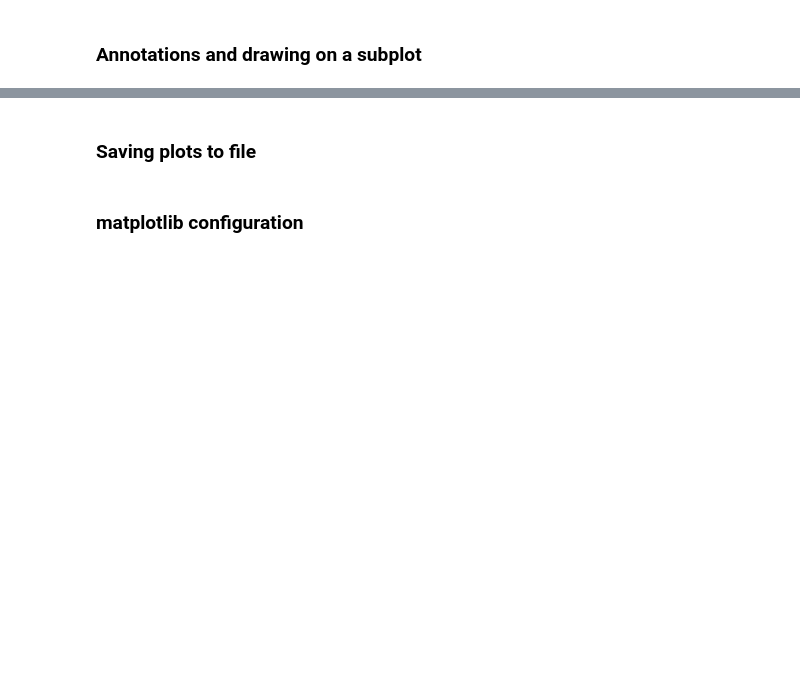
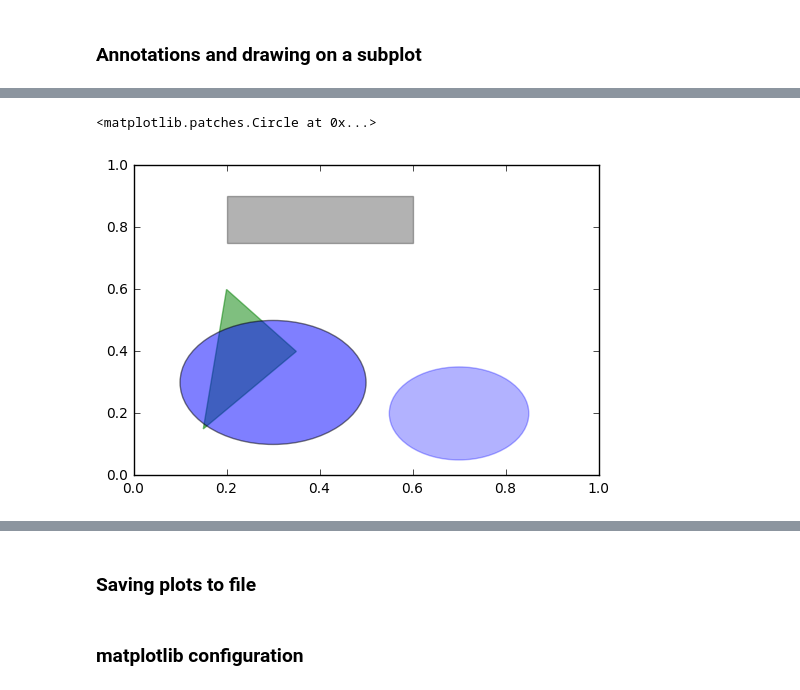
Before and after one commit to sanjiely/pydata-book, a Jupyter notebook: test-ch08.ipynb, the cells around one changed output, grey strips where cells are left out. Cells and saved outputs as stored; diff of their text form; code cells hidden in the pictures; blank space fills up the shorter version.

```diff
--- a/test-ch08.ipynb
+++ b/test-ch08.ipynb
@@ -131,12 +167,21 @@ ax.set_title('Important dates in 2008-2009 financial crisis')
 # %%
 fig = plt.figure()
-ax = fig.add_subplot(1, 1, 1)
+ax = fig.add_subplot(1,1,1)
+#fig, ax = plt.subplots()
 
 rect = plt.Rectangle((0.2, 0.75), 0.4, 0.15, color='k', alpha=0.3)
 circ = plt.Circle((0.7, 0.2), 0.15, color='b', alpha=0.3)
 pgon = plt.Polygon([[0.15, 0.15], [0.35, 0.4], [0.2, 0.6]],
                    color='g', alpha=0.5)
 
-ax.add_patch(rect)
-ax.add_patch(circ)
-ax.add_patch(pgon)
+cir1 = plt.Circle(xy = (0.3, 0.3), radius=0.2, alpha=0.5)
+# ax.add_patch(rect)
+# ax.add_patch(circ)
+# ax.add_patch(pgon)
+ax.add_artist(rect)
+ax.add_artist(circ)
+ax.add_artist(pgon)
+ax.add_artist(cir1)
+# %% [output]
+<matplotlib.patches.Circle at 0x...>
+[figure, added]
```
Also changed, not shown: parts of 45 cells of this notebook, 1 other file.
